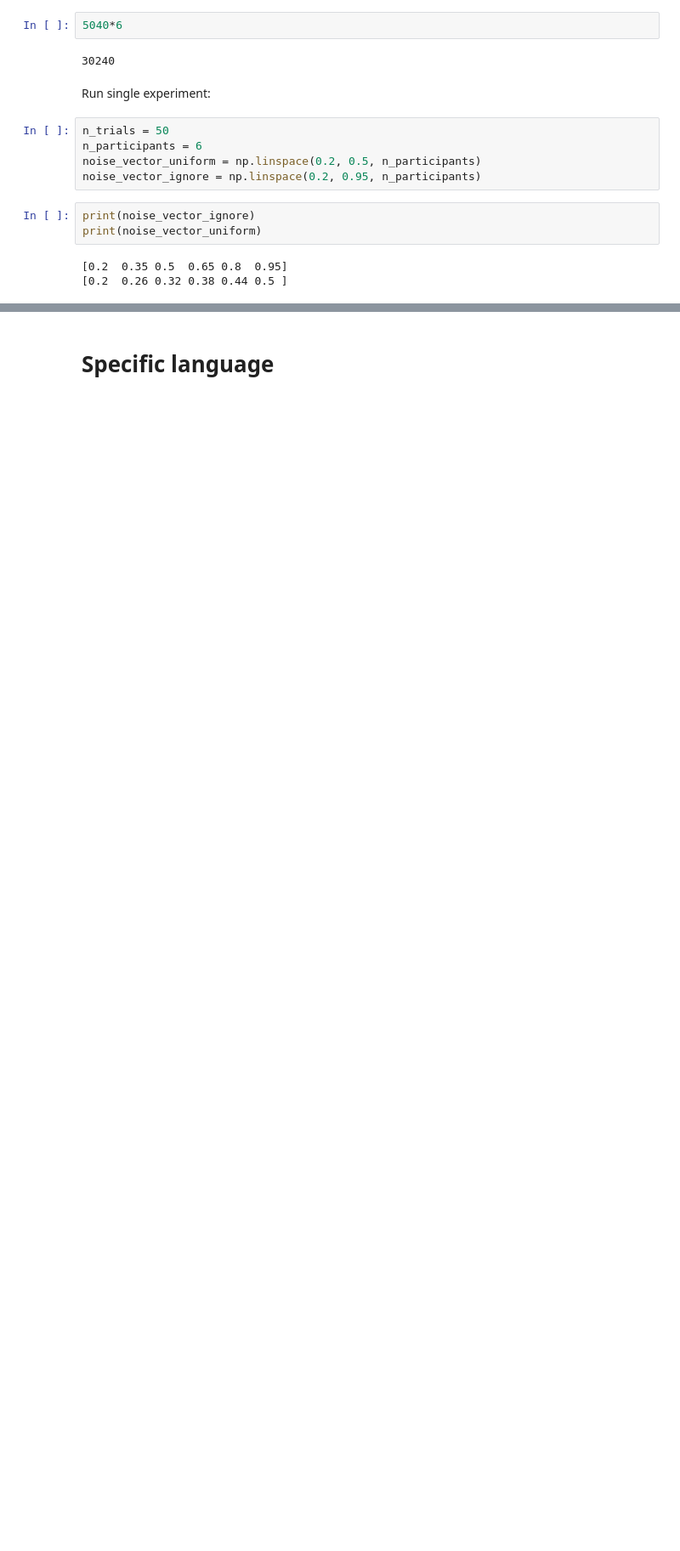
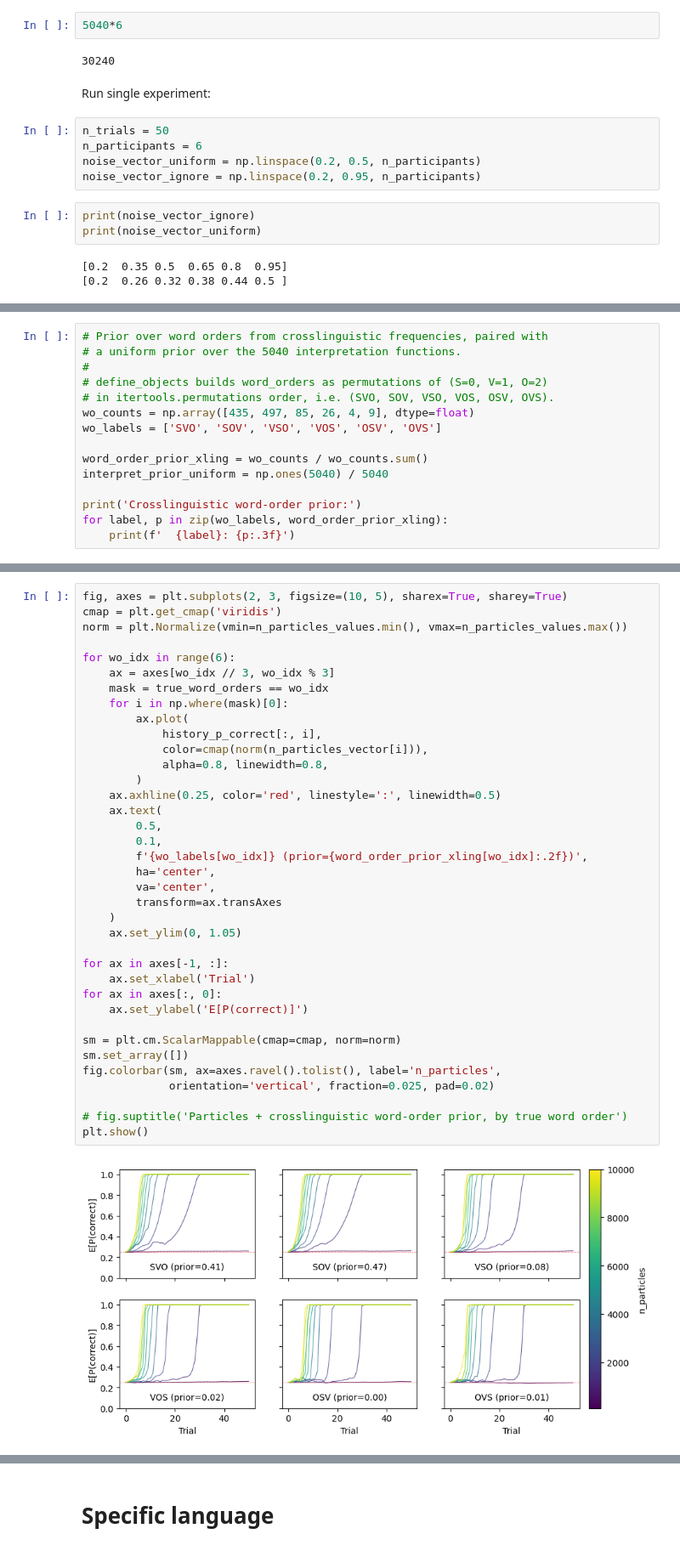
Before and after one commit to thelogicalgrammar/joint_learning, a Jupyter notebook: model/bayesian.ipynb, the cells around one changed output, grey strips where cells are left out. Shown at 85% size. Cells and saved outputs as stored; diff of their text form; blank space fills up the shorter version.

```diff
--- a/model/bayesian.ipynb
+++ b/model/bayesian.ipynb
@@ -268,0 +323,15 @@ Text(0.5, 1.0, '$\\epsilon=$0.35')
+# %%
+# Prior over word orders from crosslinguistic frequencies, paired with
+# a uniform prior over the 5040 interpretation functions.
+#
+# define_objects builds word_orders as permutations of (S=0, V=1, O=2)
+# in itertools.permutations order, i.e. (SVO, SOV, VSO, VOS, OSV, OVS).
+wo_counts = np.array([435, 497, 85, 26, 4, 9], dtype=float)
+wo_labels = ['SVO', 'SOV', 'VSO', 'VOS', 'OSV', 'OVS']
+
+word_order_prior_xling = wo_counts / wo_counts.sum()
+interpret_prior_uniform = np.ones(5040) / 5040
+
+print('Crosslinguistic word-order prior:')
+for label, p in zip(wo_labels, word_order_prior_xling):
+    print(f'  {label}: {p:.3f}')
@@ -268,0 +381,39 @@ Text(0.5, 1.0, '$\\epsilon=$0.35')
+# %%
+fig, axes = plt.subplots(2, 3, figsize=(10, 5), sharex=True, sharey=True)
+cmap = plt.get_cmap('viridis')
+norm = plt.Normalize(vmin=n_particles_values.min(), vmax=n_particles_values.max())
+
+for wo_idx in range(6):
+    ax = axes[wo_idx // 3, wo_idx % 3]
+    mask = true_word_orders == wo_idx
+    for i in np.where(mask)[0]:
+        ax.plot(
+            history_p_correct[:, i],
+            color=cmap(norm(n_particles_vector[i])),
+            alpha=0.8, linewidth=0.8,
+        )
+    ax.axhline(0.25, color='red', linestyle=':', linewidth=0.5)
+    ax.text(
+        0.5,
+        0.1,
+        f'{wo_labels[wo_idx]} (prior={word_order_prior_xling[wo_idx]:.2f})',
+        ha='center',
+        va='center',
+        transform=ax.transAxes
+    )
+    ax.set_ylim(0, 1.05)
+
+for ax in axes[-1, :]:
+    ax.set_xlabel('Trial')
+for ax in axes[:, 0]:
+    ax.set_ylabel('E[P(correct)]')
+
+sm = plt.cm.ScalarMappable(cmap=cmap, norm=norm)
+sm.set_array([])
+fig.colorbar(sm, ax=axes.ravel().tolist(), label='n_particles',
+             orientation='vertical', fraction=0.025, pad=0.02)
+
+# fig.suptitle('Particles + crosslinguistic word-order prior, by true word order')
+plt.show()
+# %% [output]
+[figure, added]
```
Also changed, not shown: parts of 24 cells of this notebook, 44 other files.
